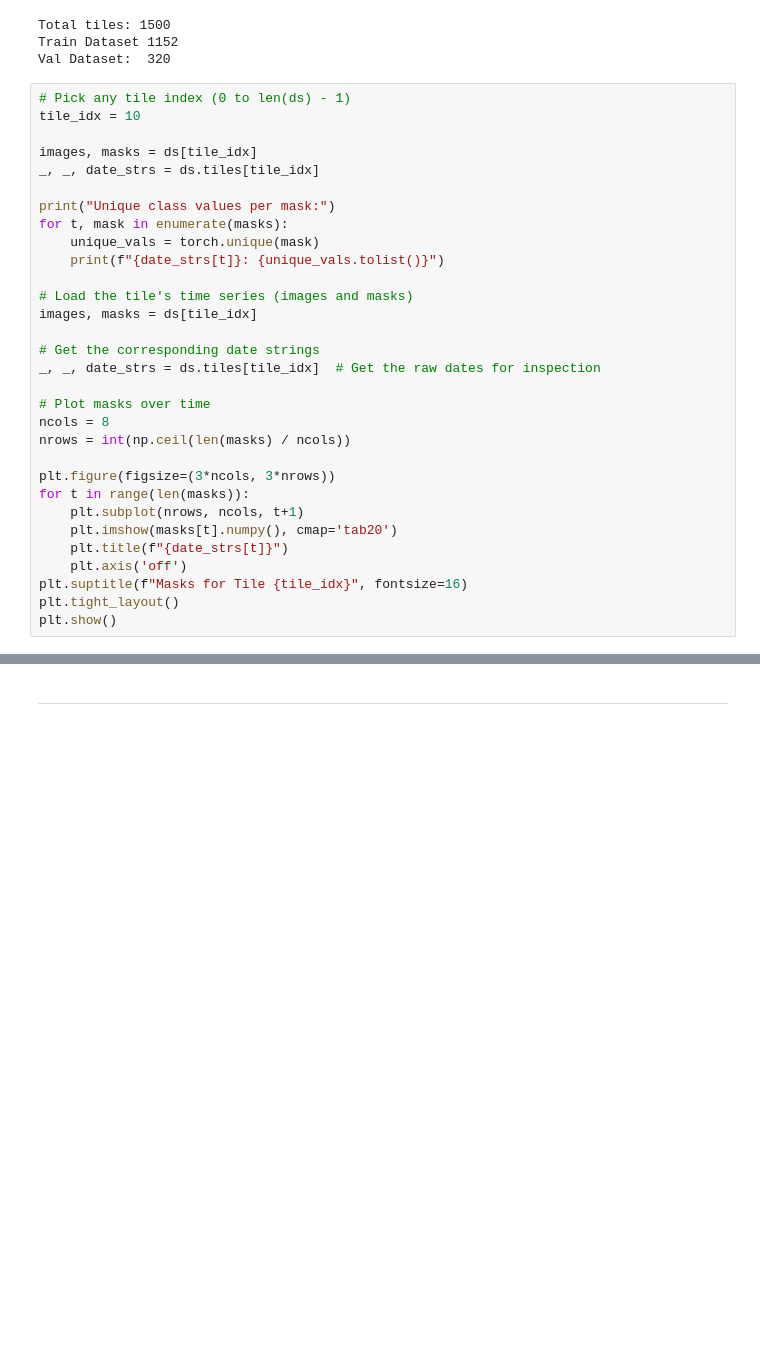
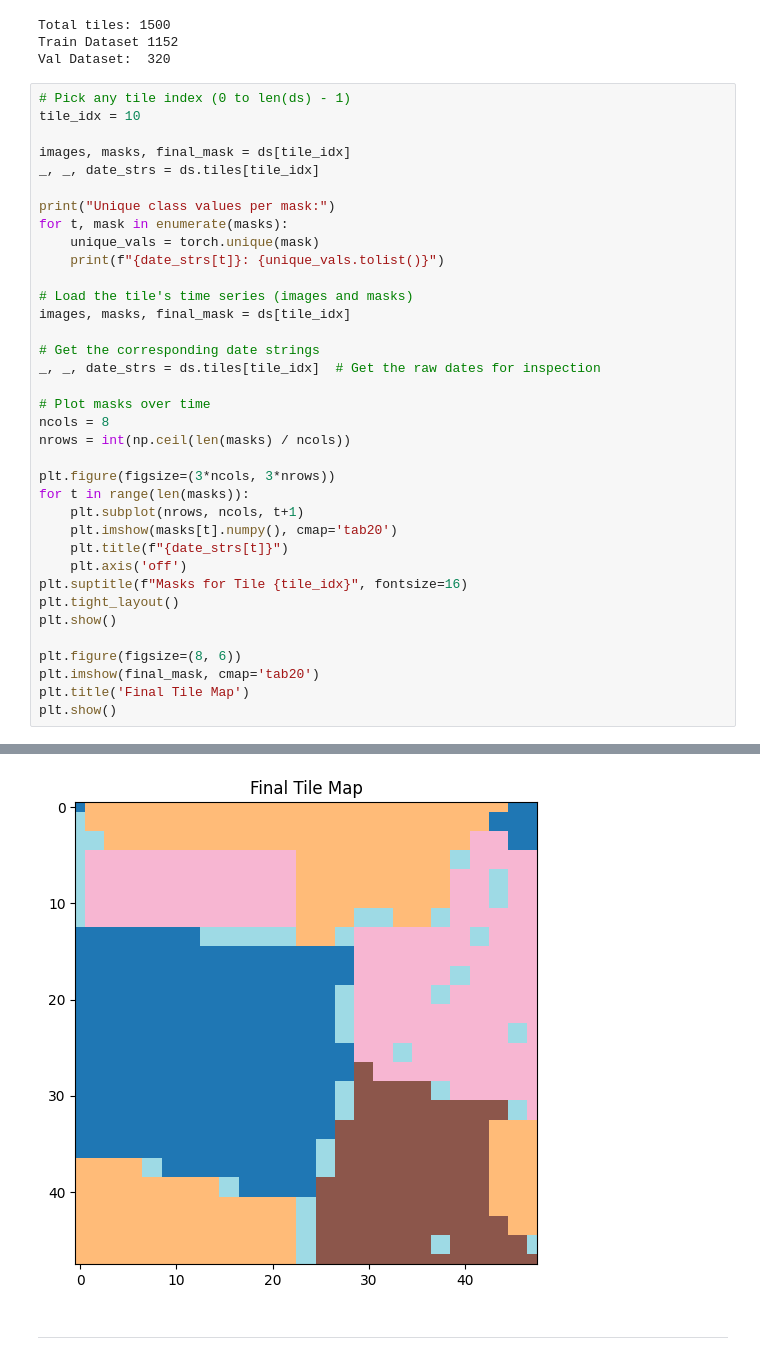
Before and after one commit to Abdul-Rehman-Tahir01/TUKL-25, a Jupyter notebook: 3D CNN on Sentinel-2 using Seasonal Approach.ipynb, the cells around one changed output, grey strips where cells are left out. Saved outputs shown, nothing was run; the diff lists cells and outputs as text; blank space fills up the shorter version.

```diff
--- a/3D CNN on Sentinel-2 using Seasonal Approach.ipynb
+++ b/3D CNN on Sentinel-2 using Seasonal Approach.ipynb
@@ -196,7 +197,7 @@ Val Dataset:  320
 # Pick any tile index (0 to len(ds) - 1)
 tile_idx = 10
 
-images, masks = ds[tile_idx]
+images, masks, final_mask = ds[tile_idx]
 _, _, date_strs = ds.tiles[tile_idx]
 
 print("Unique class values per mask:")
@@ -205,7 +206,7 @@ for t, mask in enumerate(masks):
     print(f"{date_strs[t]}: {unique_vals.tolist()}")
 
 # Load the tile's time series (images and masks)
-images, masks = ds[tile_idx]
+images, masks, final_mask = ds[tile_idx]
 
 # Get the corresponding date strings
 _, _, date_strs = ds.tiles[tile_idx]  # Get the raw dates for inspection
@@ -215,33 +216,39 @@ ncols = 8
 nrows = int(np.ceil(len(masks) / ncols))
 
 plt.figure(figsize=(3*ncols, 3*nrows))
 for t in range(len(masks)):
     plt.subplot(nrows, ncols, t+1)
     plt.imshow(masks[t].numpy(), cmap='tab20')
     plt.title(f"{date_strs[t]}")
     plt.axis('off')
 plt.suptitle(f"Masks for Tile {tile_idx}", fontsize=16)
 plt.tight_layout()
 plt.show()
+
+plt.figure(figsize=(8, 6))
+plt.imshow(final_mask, cmap='tab20')
+plt.title('Final Tile Map')
+plt.show()
 # %% [output]
 Unique class values per mask:
 20160110: [0, 255]
 20160120: [0, 255]
 20160130: [0, 3, 255]
 20160209: [0, 3, 4, 6, 255]
 20160219: [0, 3, 4, 6, 255]
 20160310: [0, 3, 4, 6, 255]
 20160320: [0, 3, 4, 6, 255]
 20160330: [0, 3, 4, 6, 255]
 20160409: [0, 3, 4, 6, 255]
 20160419: [0, 3, 4, 6, 255]
 20160429: [0, 1, 3, 4, 6]
 ... (17 lines left out)
 20161105: [4, 6, 255]
 20161115: [0, 4, 6, 255]
 20161125: [0, 4, 6, 255]
 20161205: [0, 4, 6, 255]
 [figure]
+[figure, added]
 # %% [markdown]
 <hr>
 # %% [markdown]
```
Also changed, not shown: parts of 13 cells of this notebook.
